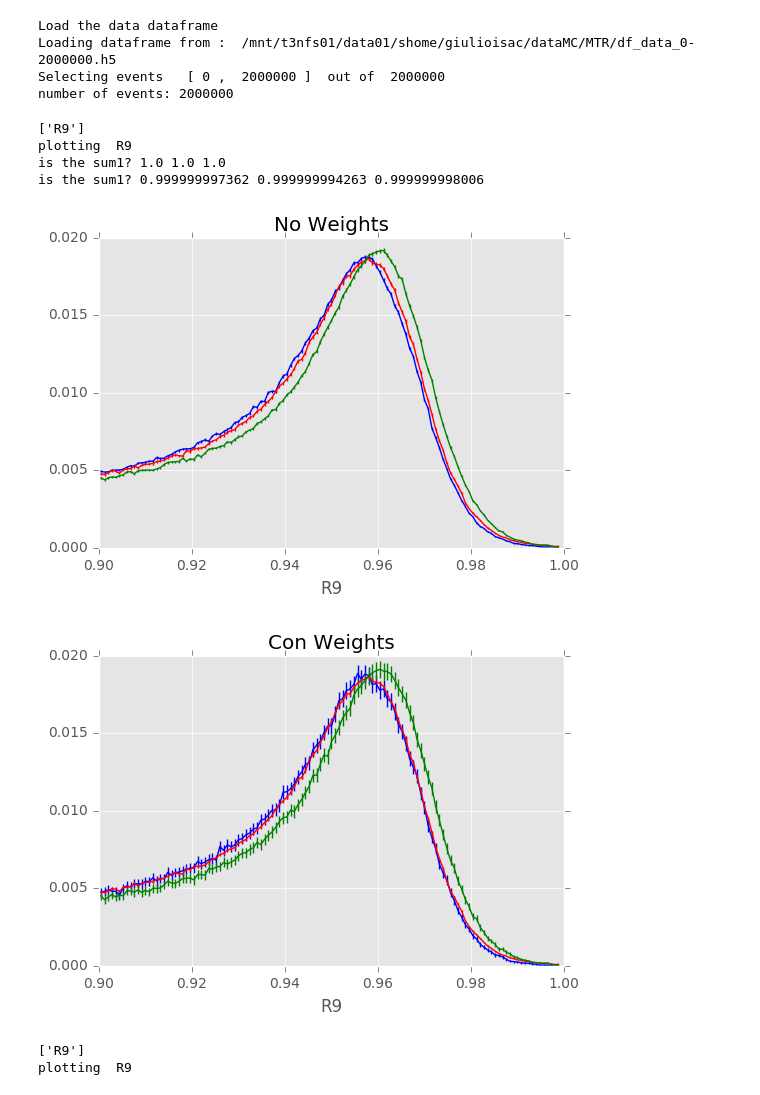
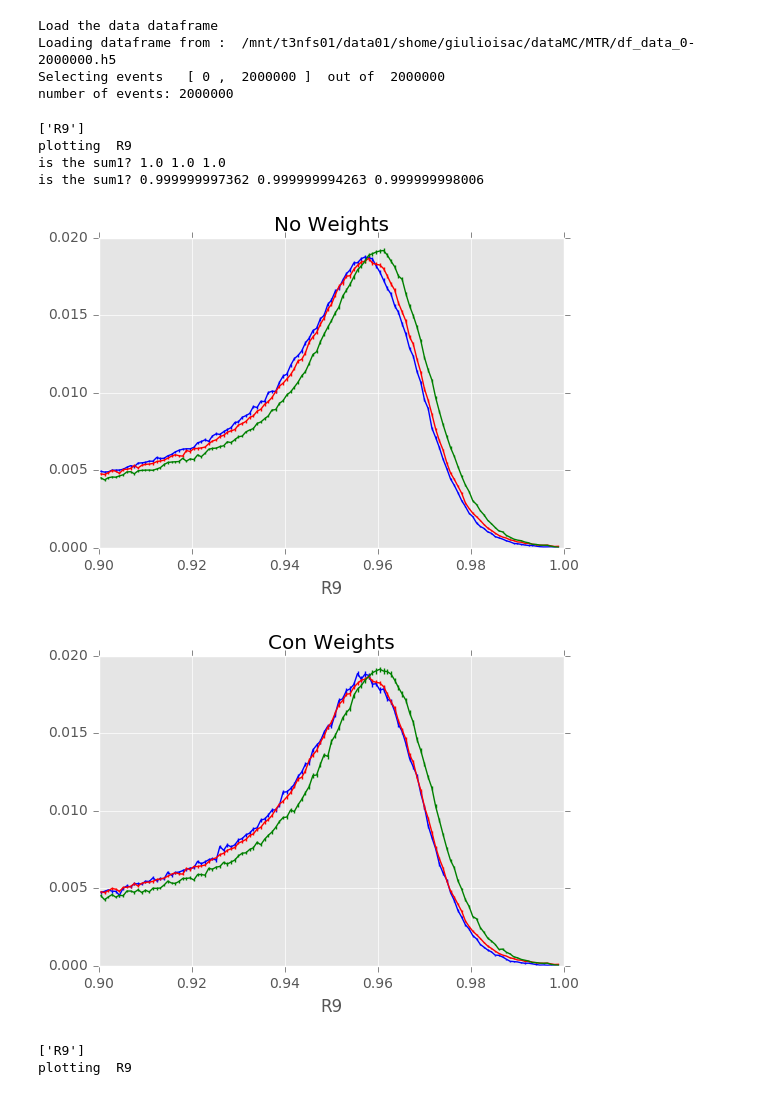
Before and after one commit to threiten/dataMC-1, a Jupyter notebook: MTR/TestCode02_WithAndWithoutWeightsEB+EE.ipynb, the cells around one changed output. Cells and saved outputs as stored; diff of their text form; code cells hidden in the pictures.

```diff
--- a/MTR/TestCode02_WithAndWithoutWeightsEB+EE.ipynb
+++ b/MTR/TestCode02_WithAndWithoutWeightsEB+EE.ipynb
@@ -180,36 +180,36 @@ for yvar in ylist:
     edges = _edges[:len(_edges)-1]
 
     data_bins, _edges = np.histogram(dfdata[yvar], rv2,weights=dfdata["weight"])
     edges = _edges[:len(_edges)-1]
 
 
     #calculate error -multiply by 0.1 weights?-
     edges = _edges[:len(_edges)-1]
     bincenters = 0.5*(_edges[1:]+_edges[:-1])
     width      = 0
-    menStd     = np.sqrt(mc_bins)/float(np.sum(mc_bins))
-    menStdCorr     = np.sqrt(mccorr_bins)/float(np.sum(mccorr_bins))
+    menStd     = np.sqrt(mc_bins*10)/float(np.sum(mc_bins*10))
+    menStdCorr     = np.sqrt(mccorr_bins*10)/float(np.sum(mccorr_bins*10))
     menStddata     = np.sqrt(data_bins)/float(np.sum(data_bins))
 
     #normallize it in height:
     mccorr_bins=mccorr_bins/float(np.sum(mccorr_bins))
     mc_bins=mc_bins/float(np.sum(mc_bins))
     data_bins=data_bins/float(np.sum(data_bins))
 
     #check that the sum is 1
     print "is the sum1?",sum(mccorr_bins),sum(mc_bins),sum(data_bins)
     #plot it
     plt.errorbar(bincenters, mccorr_bins,yerr=menStdCorr,  color='b', capsize=0)
     plt.errorbar(bincenters, data_bins, yerr=menStddata, color='r', capsize=0)
     plt.errorbar(bincenters, mc_bins,yerr=menStd,  color='g',capsize=0)
     ax.set_title('Con Weights')
 # %% [output]
 ['R9']
 plotting  R9
 is the sum1? 1.0 1.0 1.0
 is the sum1? 0.999999997362 0.999999994263 0.999999998006
 [figure]
-[figure, old version]
+[figure, new version]
 # %%
 #ratio plots
 print ylist
```
